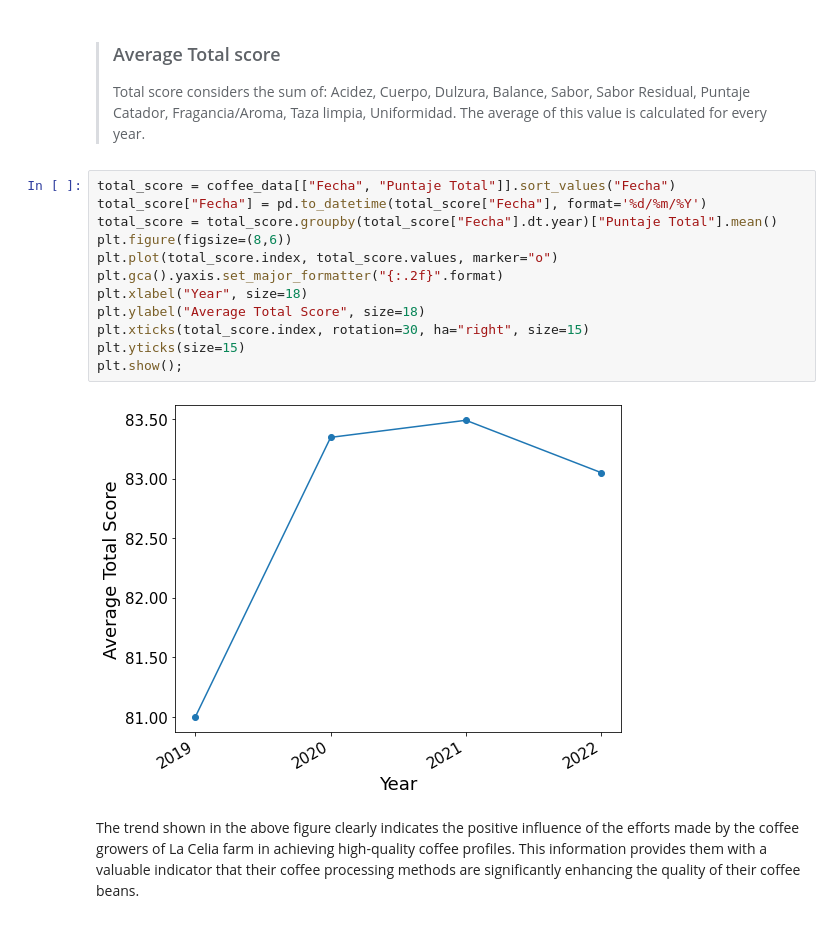
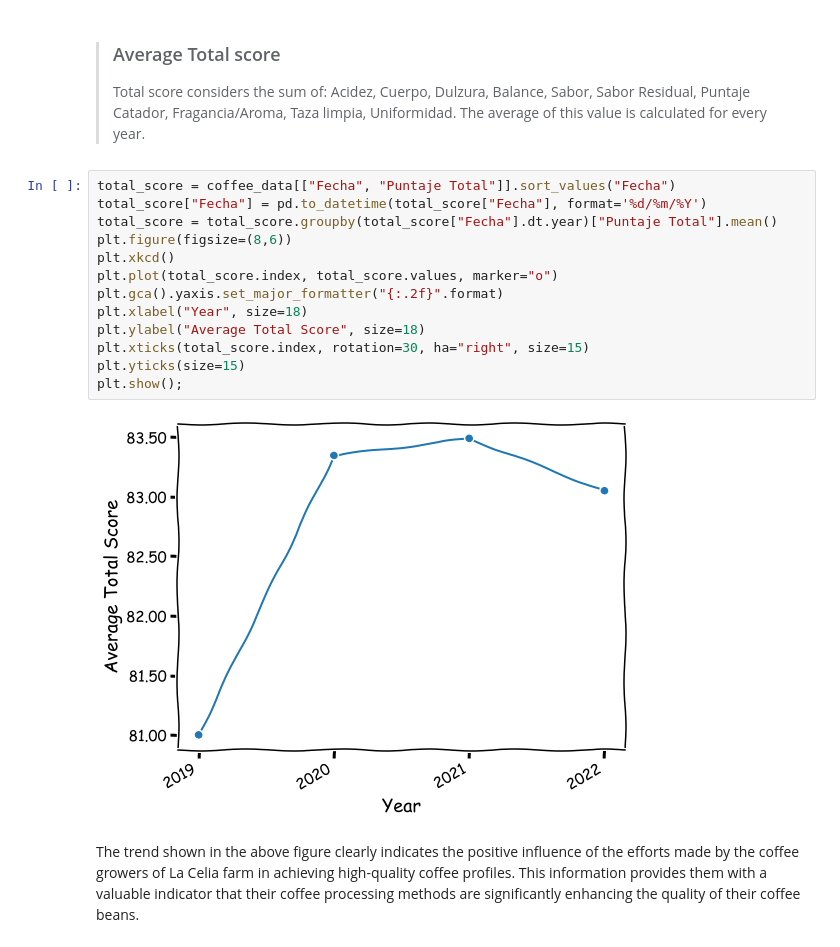
Before and after one commit to SRam3/Coffee_flavors_analyzer, a Jupyter notebook: notebooks/data_analysis.ipynb, the cells around one changed output. Saved outputs shown, nothing was run; the diff lists cells and outputs as text.

```diff
--- a/notebooks/data_analysis.ipynb
+++ b/notebooks/data_analysis.ipynb
@@ -87,17 +87,18 @@ The coffee growers at La Celia farm have been actively pursuing specialty coffee
 # %%
 total_score = coffee_data[["Fecha", "Puntaje Total"]].sort_values("Fecha")
 total_score["Fecha"] = pd.to_datetime(total_score["Fecha"], format='%d/%m/%Y')
 total_score = total_score.groupby(total_score["Fecha"].dt.year)["Puntaje Total"].mean()
 plt.figure(figsize=(8,6))
+plt.xkcd()
 plt.plot(total_score.index, total_score.values, marker="o")
 plt.gca().yaxis.set_major_formatter("{:.2f}".format)
 plt.xlabel("Year", size=18)
 plt.ylabel("Average Total Score", size=18)
 plt.xticks(total_score.index, rotation=30, ha="right", size=15)
 plt.yticks(size=15)
 plt.show();
 # %% [output]
-[figure, old version]
+[figure, new version]
 # %% [markdown]
 The trend shown in the above figure clearly indicates the positive influence of the efforts made by the coffee growers of La Celia farm in achieving high-quality coffee profiles. This information provides them with a valuable indicator that their coffee processing methods are significantly enhancing the quality of their coffee beans.
 # %% [markdown]
```
Also changed, not shown: parts of 4 cells of this notebook.
